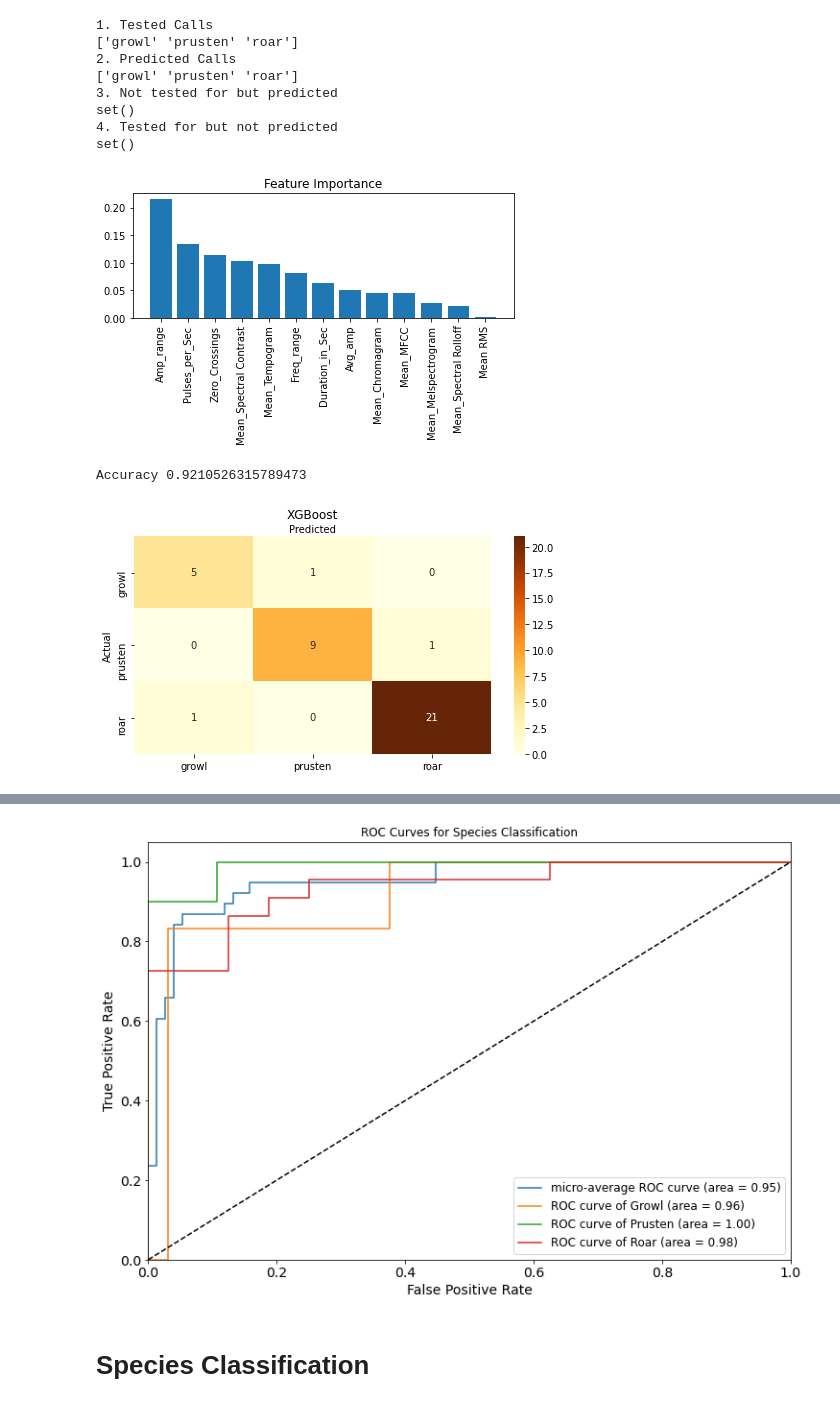
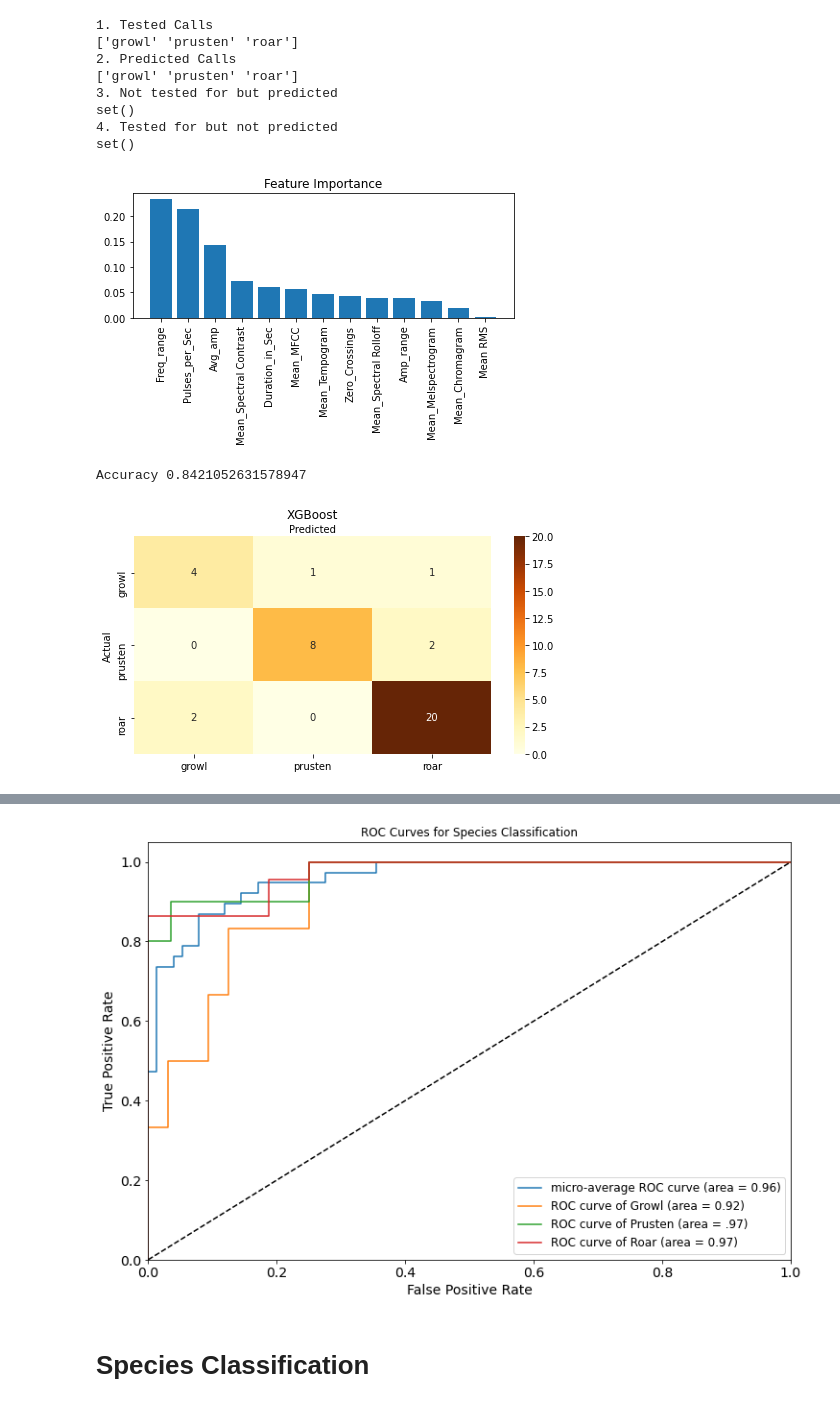
Before and after one commit to kexantus/felidetect, a Jupyter notebook: Modeling-Pantherinae July 2022.ipynb, the cells around one changed output, grey strips where cells are left out. Saved outputs shown, nothing was run; the diff lists cells and outputs as text; code cells hidden in the pictures.

Commit message:
Add files via upload
Corrections to ROC curve and data

```diff
--- a/Modeling-Pantherinae July 2022.ipynb
+++ b/Modeling-Pantherinae July 2022.ipynb
@@ -97,10 +66,3 @@ df.shape
-# %%
-"Pull records containing 'Clouded leopard','Jaguar','Leopard','Lion' but not Snow Leopard due to unbalanced data"
-
-df = df[df.Species.isin(['Clouded leopard','Jaguar','Leopard','Lion'])]
-
-"Remove records with mew, hiss, puff"
-df = df[df.Call.isin(['roar','prusten','growl'])]
 # %%
 df.shape
 # %% [output]
@@ -306,7 +268,7 @@ plt.tight_layout()
 plt.savefig('Feature Importance in Call Classification With XGBoost.png')
 plt.show()
 # %% [output]
-[figure, old version]
+[figure, new version]
 # %%
 names_rf = sorted(list(set(np.unique(y_test_call)).union(set(y_clf1))))
 cnf = confusion_matrix(y_test_call, y_clf1)
@@ -322,8 +284,8 @@ plt.xlabel('Predicted')
 #plt.savefig('RF.png')
 plt.show(block=False)
 # %% [output]
-Accuracy 0.9210526315789473
+Accuracy 0.8421052631578947
-[figure, old version]
+[figure, new version]
 # %%
 import numpy as np
 import matplotlib.pyplot as plt
@@ -388,9 +350,9 @@ plt.yticks(fontsize=14)
 L = plt.legend(loc="lower right", prop={'size': 12})
 
 
-L.get_texts()[1].set_text('ROC curve of Growl (area = 0.96)')
-L.get_texts()[2].set_text('ROC curve of Prusten (area = 1.00)')
-L.get_texts()[3].set_text('ROC curve of Roar (area = 0.98)')
+L.get_texts()[1].set_text('ROC curve of Growl (area = 0.92)')
+L.get_texts()[2].set_text('ROC curve of Prusten (area = .97)')
+L.get_texts()[3].set_text('ROC curve of Roar (area = 0.97)')
 
 
 plt.savefig('ROC Call071722.png')
@@ -402,4 +364,4 @@ plt.show()
-[figure, old version]
+[figure, new version]
 # %% [markdown]
 # Species Classification
 # %% [markdown]
```
Also changed, not shown: parts of 13 cells of this notebook, 1 other file.
